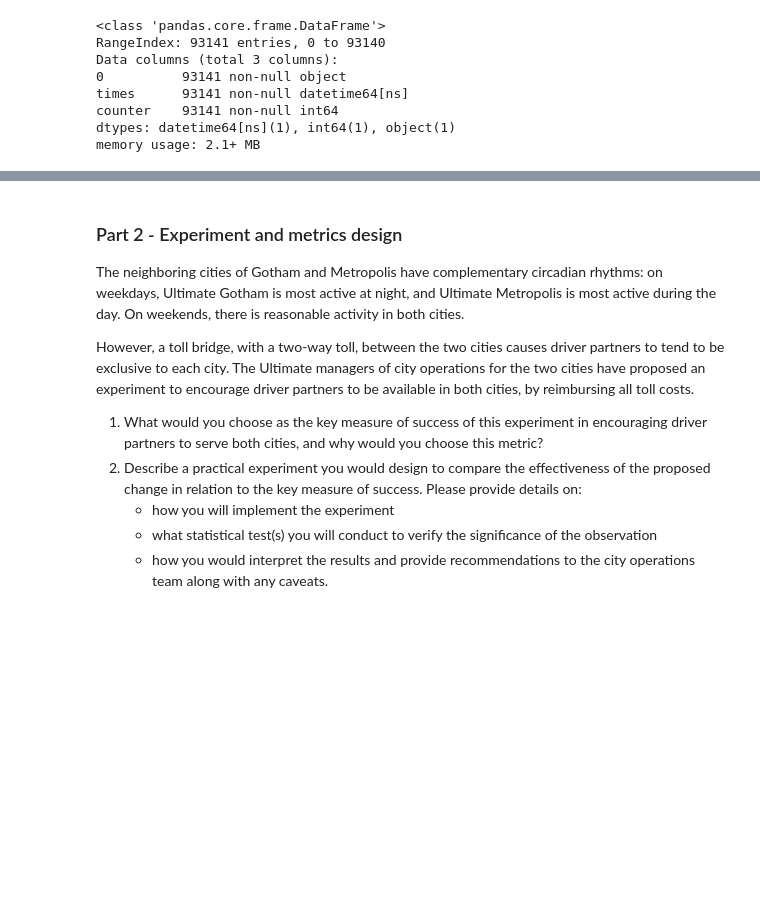
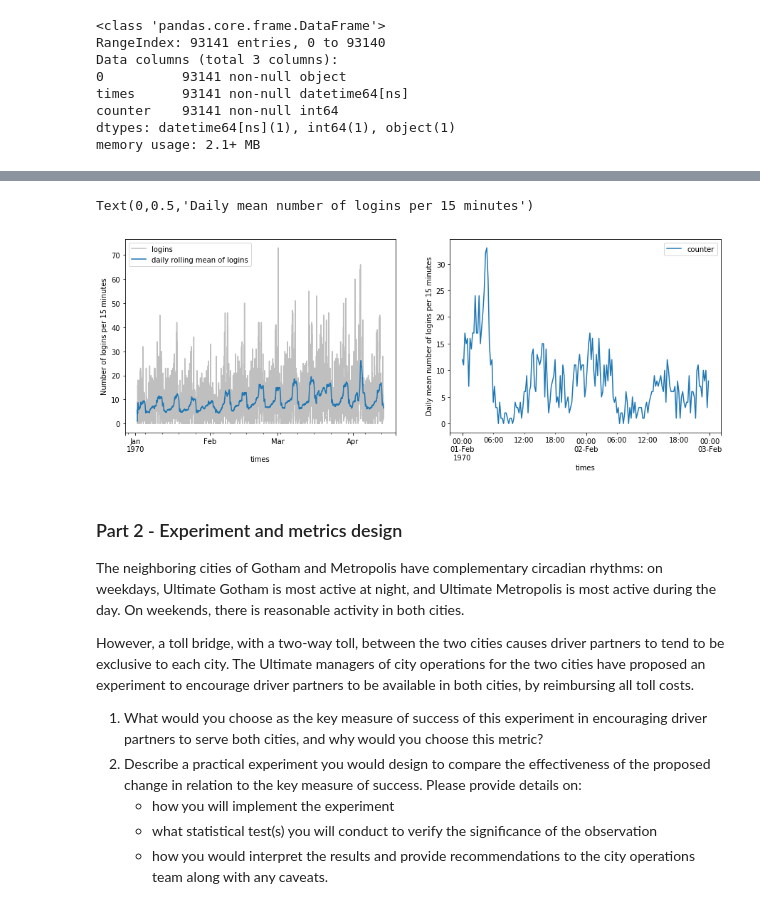
Before and after one commit to mskaerthomason/Springboard-Projects, a Jupyter notebook: ultimate_challenge/ultimate_challenge/Ultimate_takehome.ipynb, the cells around one changed output, grey strips where cells are left out. Cells and saved outputs as stored; diff of their text form; code cells hidden in the pictures; blank space fills up the shorter version.

```diff
--- a/ultimate_challenge/ultimate_challenge/Ultimate_takehome.ipynb
+++ b/ultimate_challenge/ultimate_challenge/Ultimate_takehome.ipynb
@@ -79,3 +74,15 @@ df2.head()
+# %%
+fig, axes = plt.subplots(1,2)
+fig.set_size_inches(15,5)
+sample.counter.plot(ax=axes[0], alpha=0.5, c='grey', label='logins')
+sample.counter.rolling('d').mean().plot(ax=axes[0], label='daily rolling mean of logins')
+sample.loc['1970-02-01':'1970-02-02'].plot(ax=axes[1], label='mean logins')
+axes[0].legend()
+axes[0].set_ylabel('Number of logins per 15 minutes')
+axes[1].set_ylabel('Daily mean number of logins per 15 minutes')
+# %% [output]
+Text(0,0.5,'Daily mean number of logins per 15 minutes')
+[figure, added]
 # %% [markdown]
 ### Part 2 ‑ Experiment and metrics design
 The neighboring cities of Gotham and Metropolis have complementary circadian rhythms: on weekdays, Ultimate Gotham is most active at night, and Ultimate Metropolis is most active during the day. On weekends, there is reasonable activity in both cities.
```
Also changed, not shown: parts of 10 cells of this notebook.
